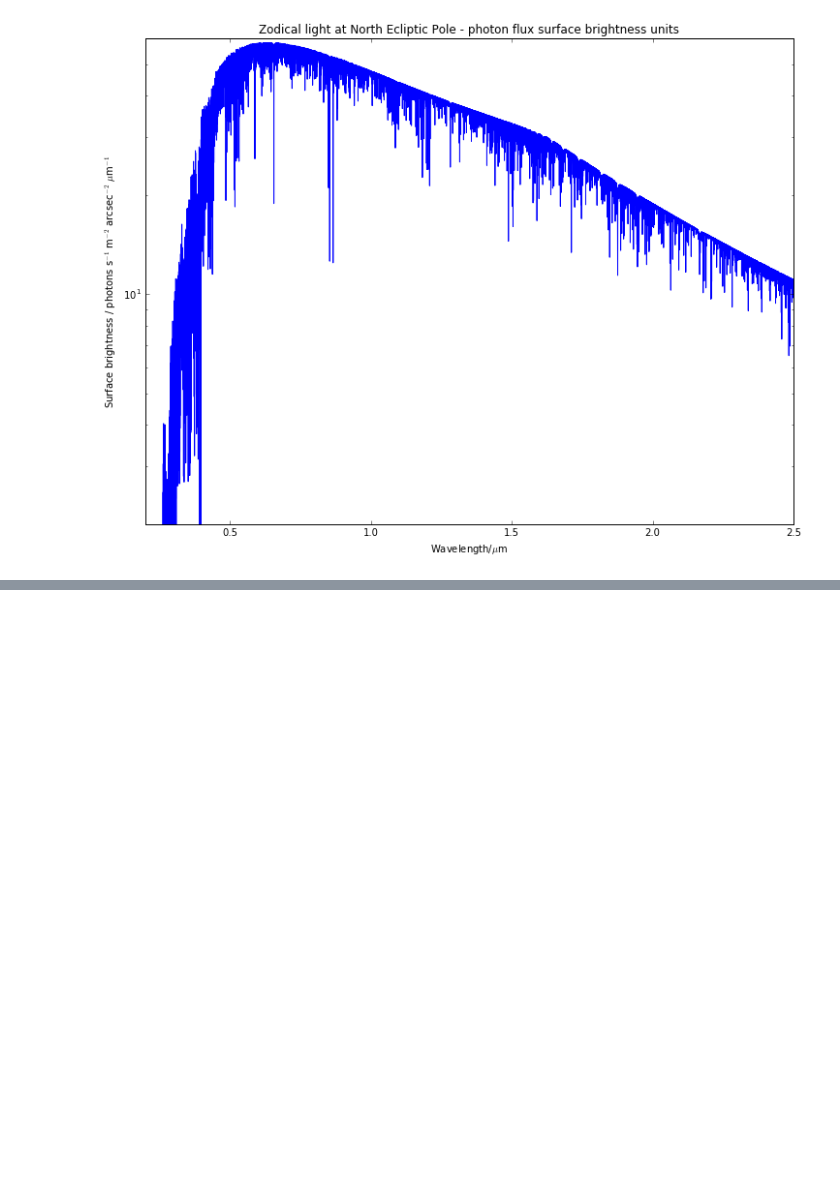
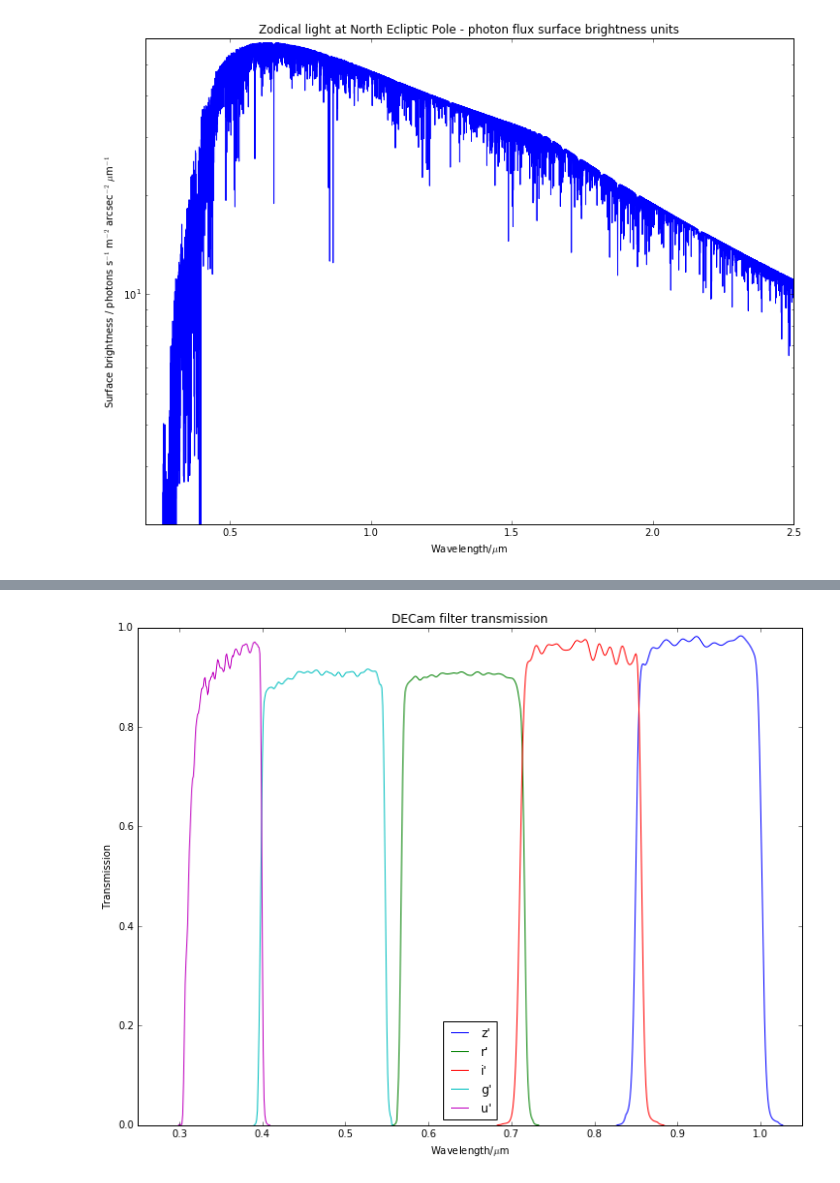
Before and after one commit to AnthonyHorton/astroimsim, a Jupyter notebook: Australian Space Eye.ipynb, the cells around one changed output, grey strips where cells are left out. Cells and saved outputs as stored; diff of their text form; code cells hidden in the pictures; blank space fills up the shorter version.

```diff
--- a/Australian Space Eye.ipynb
+++ b/Australian Space Eye.ipynb
@@ -45,0 +95,13 @@ s = SkyCoord('4h30m00s -55d00m00s')
+# %%
+# Load DECam filter data
+filters = {"u'":Table.read('http://svo2.cab.inta-csic.es/theory/fps/fps.php?ID=CTIO/DECam.u'), \
+           "g'":Table.read('http://svo2.cab.inta-csic.es/theory/fps/fps.php?ID=CTIO/DECam.g'), \
+           "r'":Table.read('http://svo2.cab.inta-csic.es/theory/fps/fps.php?ID=CTIO/DECam.r'), \
+           "i'":Table.read('http://svo2.cab.inta-csic.es/theory/fps/fps.php?ID=CTIO/DECam.i'), \
+           "z'":Table.read('http://svo2.cab.inta-csic.es/theory/fps/fps.php?ID=CTIO/DECam.z')}
+
+for f in filters.values():
+    # Set units correctly
+    f['Wavelength'] = f['Wavelength'].to(u.um)
+    f['Wavelength'].unit = u.um
+    f['Transmission'].unit = u.dimensionless_unscaled
@@ -45,0 +117,10 @@ s = SkyCoord('4h30m00s -55d00m00s')
+# %%
+for (f_name, f_data) in filters.items():
+    plt.plot(f_data['Wavelength'], f_data['Transmission'], label=f_name)
+    plt.xlim(0.25,1.05)
+    plt.xlabel('Wavelength/$\mu$m')
+    plt.ylabel('Transmission')
+    plt.legend(loc='best')
+    plt.title('DECam filter transmission')
+# %% [output]
+[figure, added]
```
Also changed, not shown: parts of 43 cells of this notebook, 1 other file.
